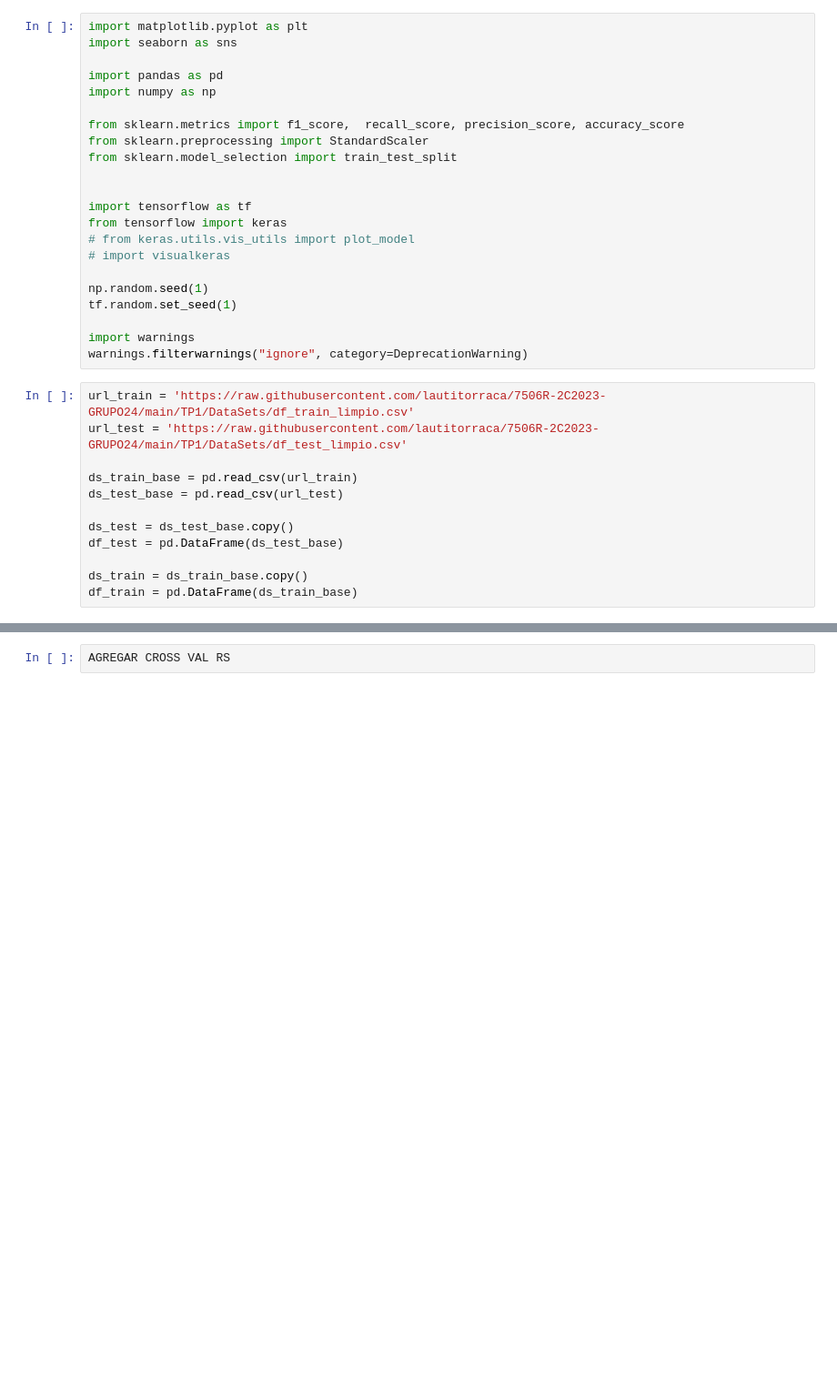
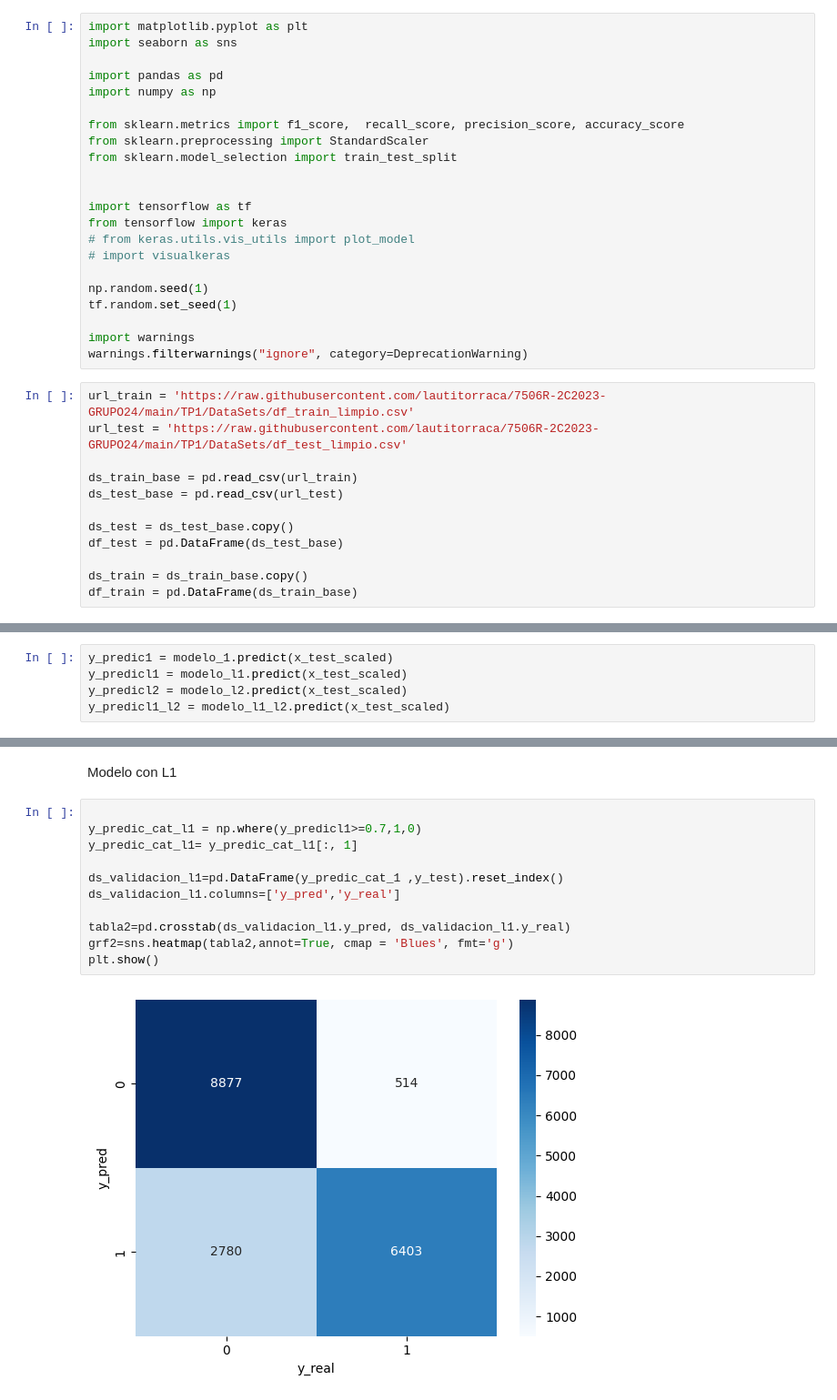
Before and after one commit to lautitorraca/7506R-2C2023-GRUPO24, a Jupyter notebook: TP1/7506R_TP1_GRUPO24_CHP4_ENTREGA.ipynb, the cells around one changed output, grey strips where cells are left out. Shown: that part at 91% size. Drawn from its saved outputs; the diff is of its cells as text; blank space fills up the shorter version.

```diff
--- a/TP1/7506R_TP1_GRUPO24_CHP4_ENTREGA.ipynb
+++ b/TP1/7506R_TP1_GRUPO24_CHP4_ENTREGA.ipynb
@@ -111,0 +179,5 @@ y_predic1.shape
+# %%
+y_predic1 = modelo_1.predict(x_test_scaled)
+y_predicl1 = modelo_l1.predict(x_test_scaled)
+y_predicl2 = modelo_l2.predict(x_test_scaled)
+y_predicl1_l2 = modelo_l1_l2.predict(x_test_scaled)
@@ -141,2 +229,15 @@ prediccion_bin= prediccion_bin[:, 1]
-# %%
-AGREGAR CROSS VAL RS
+# %% [markdown]
+Modelo con L1
+# %%
+
+y_predic_cat_l1 = np.where(y_predicl1>=0.7,1,0)
+y_predic_cat_l1= y_predic_cat_l1[:, 1]
+
+ds_validacion_l1=pd.DataFrame(y_predic_cat_1 ,y_test).reset_index()
+ds_validacion_l1.columns=['y_pred','y_real']
+
+tabla2=pd.crosstab(ds_validacion_l1.y_pred, ds_validacion_l1.y_real)
+grf2=sns.heatmap(tabla2,annot=True, cmap = 'Blues', fmt='g')
+plt.show()
+# %% [output]
+[figure, added]
```
Also changed, not shown: parts of 33 cells of this notebook.
